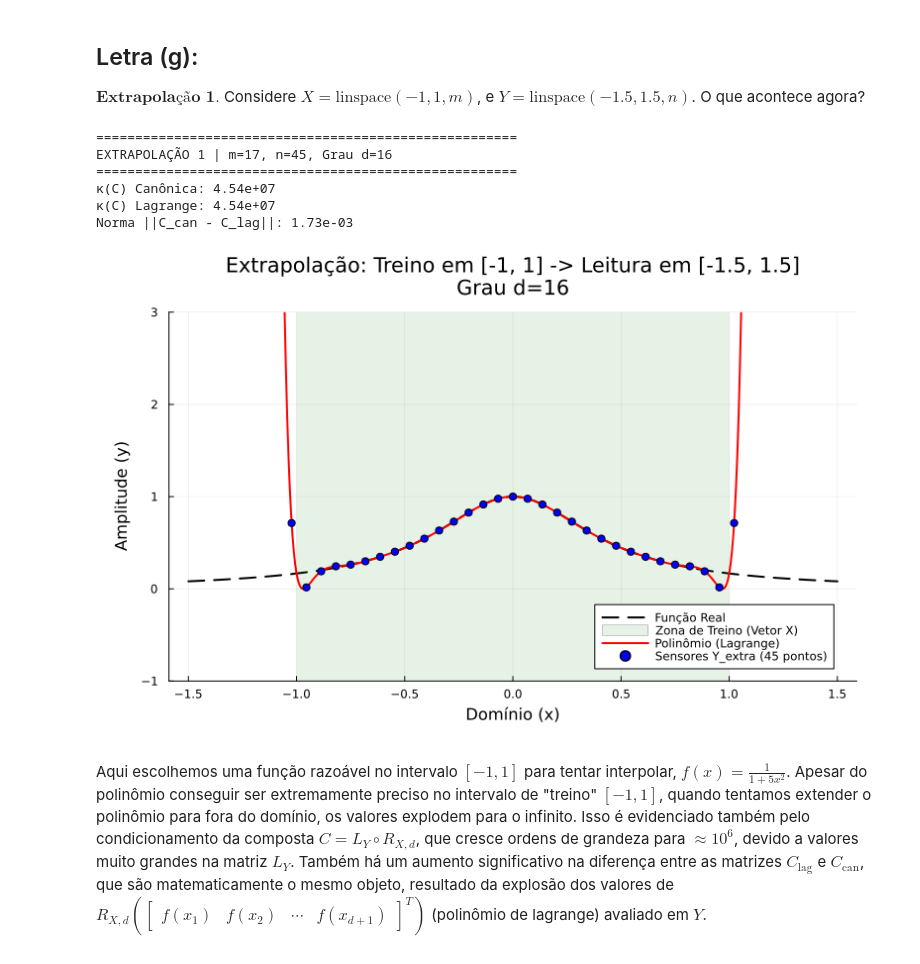
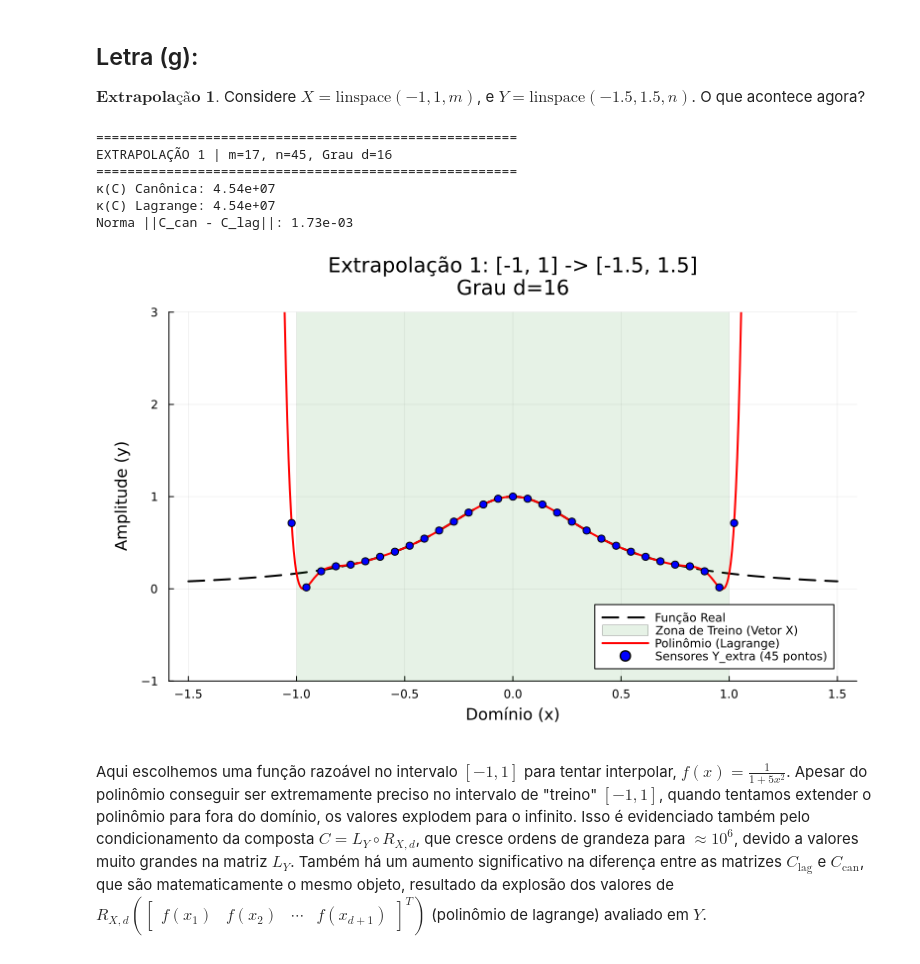
Before and after one commit to PedroDuailibe/Projeto3-ALN, a Jupyter notebook: Projeto3.ipynb, the cells around one changed output. Cells and saved outputs as stored; diff of their text form; code cells hidden in the pictures.

```diff
--- a/Projeto3.ipynb
+++ b/Projeto3.ipynb
@@ -849,35 +841,35 @@ function testar_extrapolacao_1(X, n, d)
     Y_plot_proj = C_plot * b_X
 
     p = plot(X_plot, Y_real, label="Função Real", lw=2, color=:black, ls=:dash,
-             title="Extrapolação: Treino em [-1, 1] -> Leitura em [-1.5, 1.5]\nGrau d=$d",
+             title="Extrapolação 1: [-1, 1] -> [-1.5, 1.5]\nGrau d=$d",
              xlabel="Domínio (x)", ylabel="Amplitude (y)",
              ylims=(-1.0, 3.0), # Travamos o Y para focar no detalhe
              grid=true, size=(800, 500), margin=6Plots.mm)
 
     vspan!(p, [-1.0, 1.0], color=:green, alpha=0.1, label="Zona de Treino (Vetor X)")
 
     plot!(p, X_plot, Y_plot_proj, label="Polinômio (Lagrange)", lw=2, color=:red)
 
     scatter!(p, Y_extra, Y_proj, label="Sensores Y_extra ($n pontos)",
              color=:blue, markershape=:circle, markersize=4)
 
     display(p)
 end
 
 m = 17
 n = 45
 d = 16
 X = range(-1.0, 1.0, length=m)
 
 testar_extrapolacao_1(X, n, d)
 # %% [output]
 ======================================================
 EXTRAPOLAÇÃO 1 | m=17, n=45, Grau d=16
 ======================================================
 κ(C) Canônica: 4.54e+07
 κ(C) Lagrange: 4.54e+07
 Norma ||C_can - C_lag||: 1.73e-03
-[figure, old version]
+[figure, new version]
 # %% [markdown]
 Aqui escolhemos uma função razoável no intervalo $[-1, 1]$ para tentar interpolar, $f(x) = \frac 1 {1 + 5x^2}$. Apesar do polinômio conseguir ser extremamente preciso no intervalo de "treino" $[-1,1]$, quando tentamos extender o polinômio para fora do domínio, os valores explodem para o infinito. Isso é evidenciado também pelo condicionamento da composta $C = L_Y \circ R_{X,d}$, que cresce ordens de grandeza para $\approx 10^6$, devido a valores muito grandes na matriz $L_Y$. Também há um aumento significativo na diferença entre as matrizes $C_{\text{lag}}$ e $C_{\text{can}}$, que são matematicamente o mesmo objeto, resultado da explosão dos valores de $R_{X,d}\left(\begin{bmatrix} f(x_1) & f(x_2) & \cdots & f(x_{d+1})\end{bmatrix}^T\right)$ (polinômio de lagrange) avaliado em $Y$.
 
```
Also changed, not shown: parts of 9 cells of this notebook.
